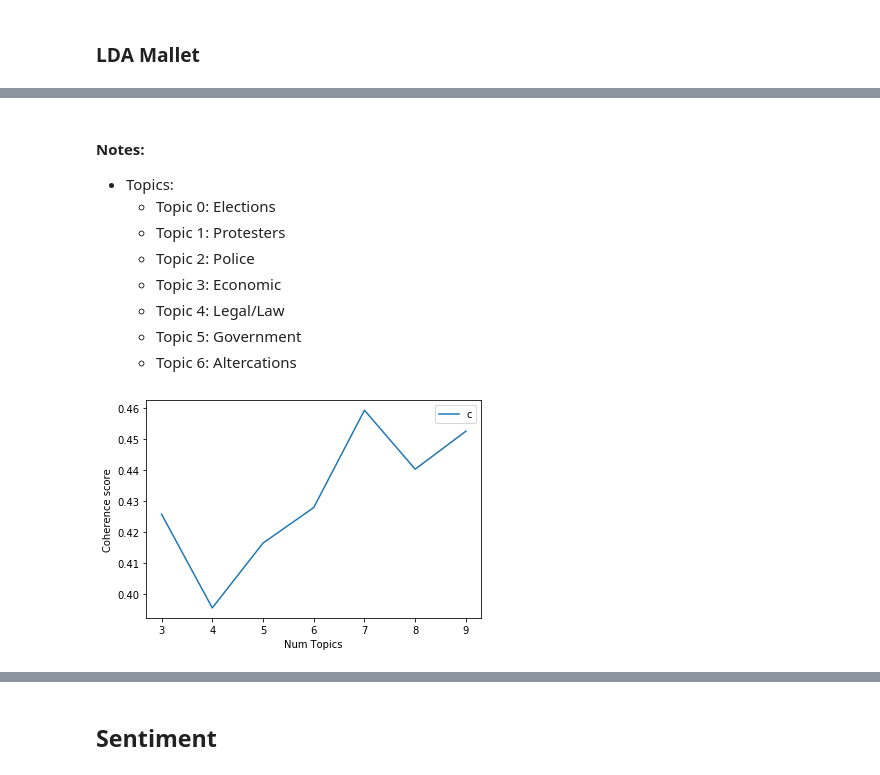
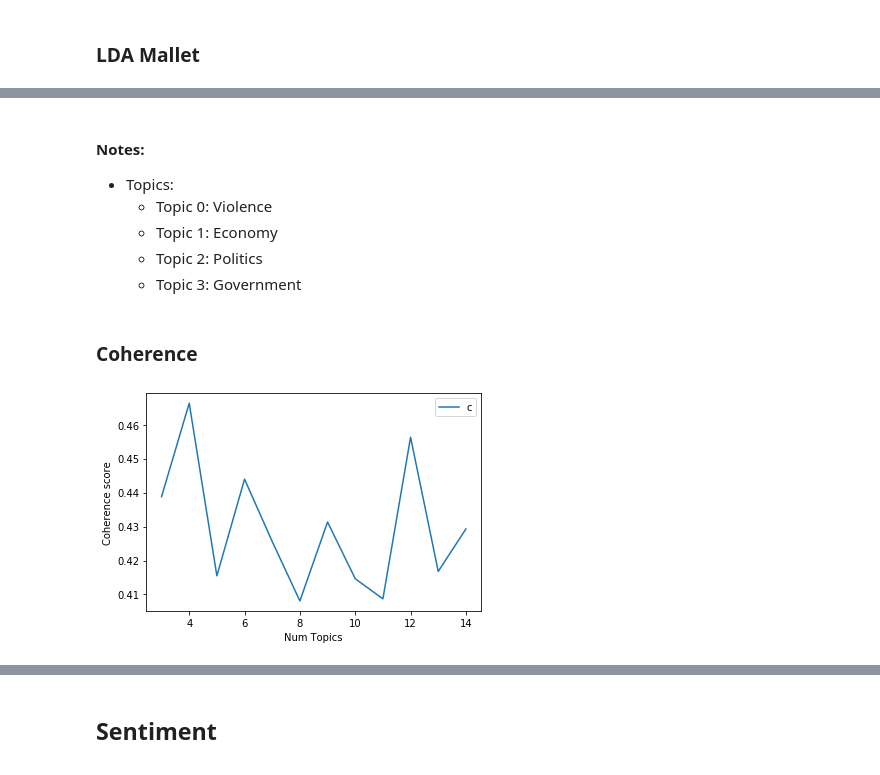
Before and after one commit to wplam107/Final_Project, a Jupyter notebook: data_eng_eda.ipynb, the cells around one changed output, grey strips where cells are left out. Cells and saved outputs as stored; diff of their text form; code cells hidden in the pictures.

```diff
--- a/data_eng_eda.ipynb
+++ b/data_eng_eda.ipynb
@@ -151,3 +157,10 @@ data_lemmatized = lemmatization(data_words_bigrams, allowed_postags=['NOUN', 'AD
+# %%
+# Split into SCMP and not SCMP
+df1 = df.loc[df['source'] == 'SCMP'] # SCMP
+df2 = df.loc[df['source'] != 'SCMP'] # Not SCMP
+# %%
+# Choose corpus for training
+data_lemmatized = df2['word_tokens'] # Not SCMP
 # %%
 # Create Dictionary
 id2word = corpora.Dictionary(data_lemmatized)
@@ -310,49 +293,45 @@ Coherence Score:  0.43371502131498946
 # %% [markdown]
 #### Notes:
 - Topics:
-    - Topic 0: Elections
-    - Topic 1: Protesters
-    - Topic 2: Police
-    - Topic 3: Economic
-    - Topic 4: Legal/Law
-    - Topic 5: Government
-    - Topic 6: Altercations
+    - Topic 0: Violence
+    - Topic 1: Economy
+    - Topic 2: Politics
+    - Topic 3: Government
+# %% [markdown]
+### Coherence
 # %%
-def compute_coherence_values(dictionary, corpus, texts, limit, start=2, step=3):
+def compute_coherence_values(start=2, limit=10, step=3):
     coherence_values = []
     model_list = []
     for num_topics in range(start, limit, step):
-        model = gensim.models.wrappers.LdaMallet(mallet_path,
+        model = gensim.models.wrappers.LdaMallet(mallet_path=mallet_path,
                                                  corpus=corpus,
                                                  id2word=id2word,
                                                  num_topics=num_topics)
         model_list.append(model)
         coherencemodel = CoherenceModel(model=model,
-                                        texts=texts,
-                                        dictionary=dictionary,
+                                        texts=data_lemmatized,
+                                        dictionary=id2word,
                                         coherence='c_v')
         coherence_values.append(coherencemodel.get_coherence())
 
     return model_list, coherence_values
 # %%
-model_list, coherence_values = compute_coherence_values(dictionary=id2word,
-                                                        corpus=corpus,
-                                                        texts=data_lemmatized,
-                                                        start=3,
-                                                        limit=10,
+model_list, coherence_values = compute_coherence_values(start=3,
+                                                        limit=15,
                                                         step=1)
 # %%
-limit = 10
+limit = 15
 start = 3
 step = 1
 x = range(start, limit, step)
 plt.plot(x, coherence_values)
 plt.xlabel("Num Topics")
 plt.ylabel("Coherence score")
 plt.legend(("coherence_values"), loc='best')
 plt.show()
 # %% [output]
-[figure, old version]
+[figure, new version]
 # %%
 for m, cv in zip(x, coherence_values):
     print("Num Topics =", m, " has Coherence Value of", round(cv, 4))
```
Also changed, not shown: parts of 94 cells of this notebook, 2 other files.
